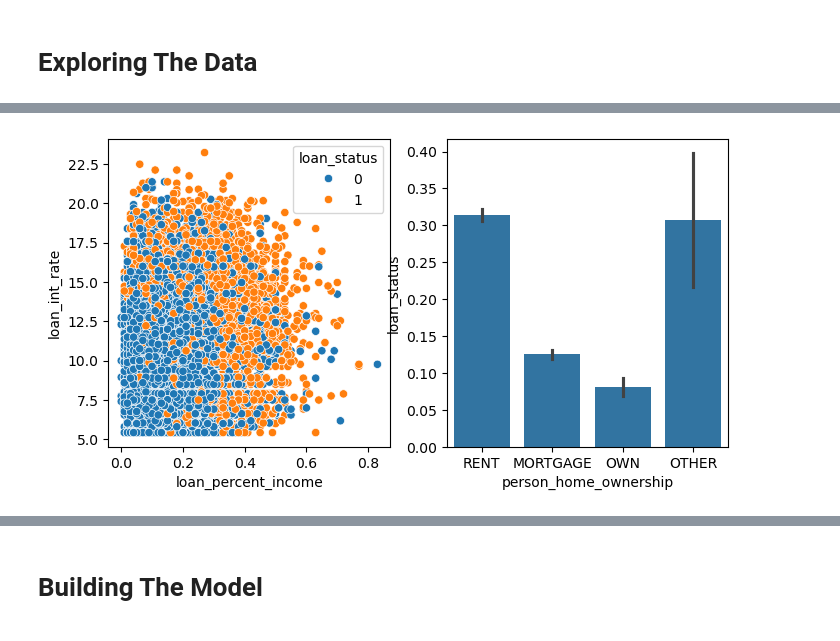
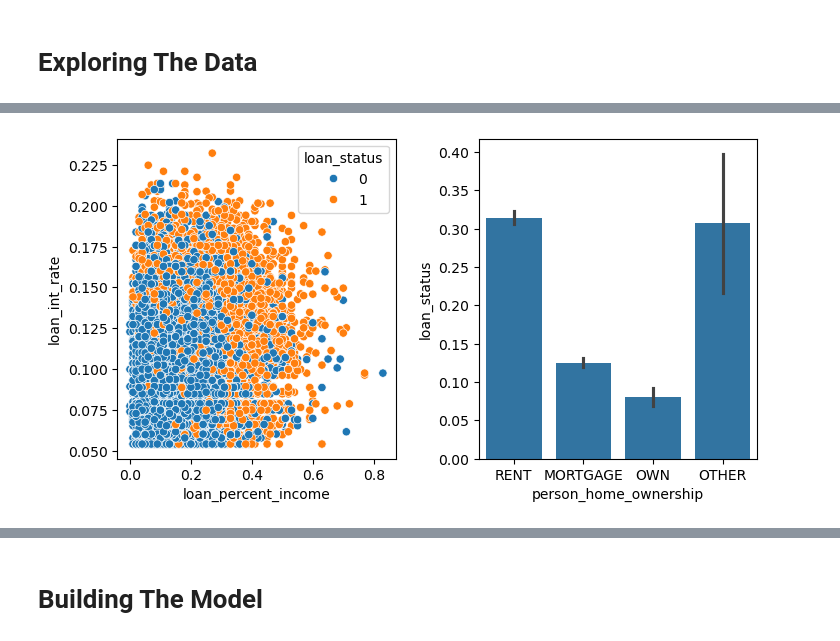
Before and after one commit to omar-armbruster/omar-armbruster.github.io, a Jupyter notebook: posts/automated-decision/index.ipynb, the cells around one changed output, grey strips where cells are left out. Cells and saved outputs as stored; diff of their text form; code cells hidden in the pictures.

```diff
--- a/posts/automated-decision/index.ipynb
+++ b/posts/automated-decision/index.ipynb
@@ -22,6 +20,7 @@ import pandas as pd
 import numpy as np
 url = "https://raw.githubusercontent.com/PhilChodrow/ml-notes/main/data/credit-risk/train.csv"
 df_train = pd.read_csv(url)
+df_train['loan_int_rate'] = df_train["loan_int_rate"]/100 # Convert percentage to decimal
 df_train.head()
 # %% [output]
 |  | person_age | person_income | person_home_ownership | person_emp_length | loan_intent | loan_grade | ... |
@@ -40,6 +60,7 @@ import seaborn.objects as so
 # %%
 fig, ax = plt.subplots(1, 2, figsize = (8, 4))
+plt.subplots_adjust(left=0.1, right=0.9, top=0.9, bottom=0.1, wspace=0.3, hspace=0.4)
 p1 = sns.scatterplot(df_train, x = "loan_percent_income", y = "loan_int_rate", hue = "loan_status", ax = ax[0])
 p2 = sns.barplot(df_train, x = "person_home_ownership", y = "loan_status", ax = ax[1])
 # %% [output]
-[figure, old version]
+[figure, new version]
```
Also changed, not shown: parts of 45 cells of this notebook, 18 other files.
